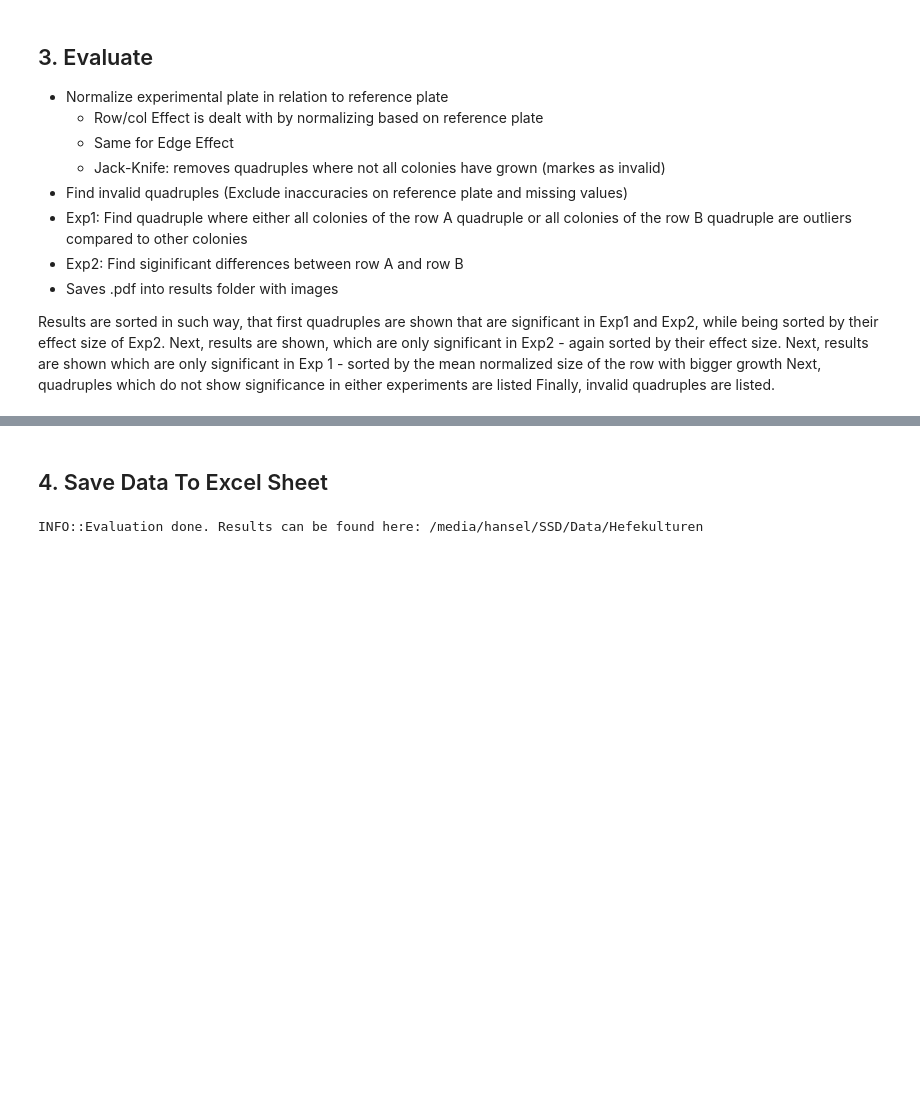
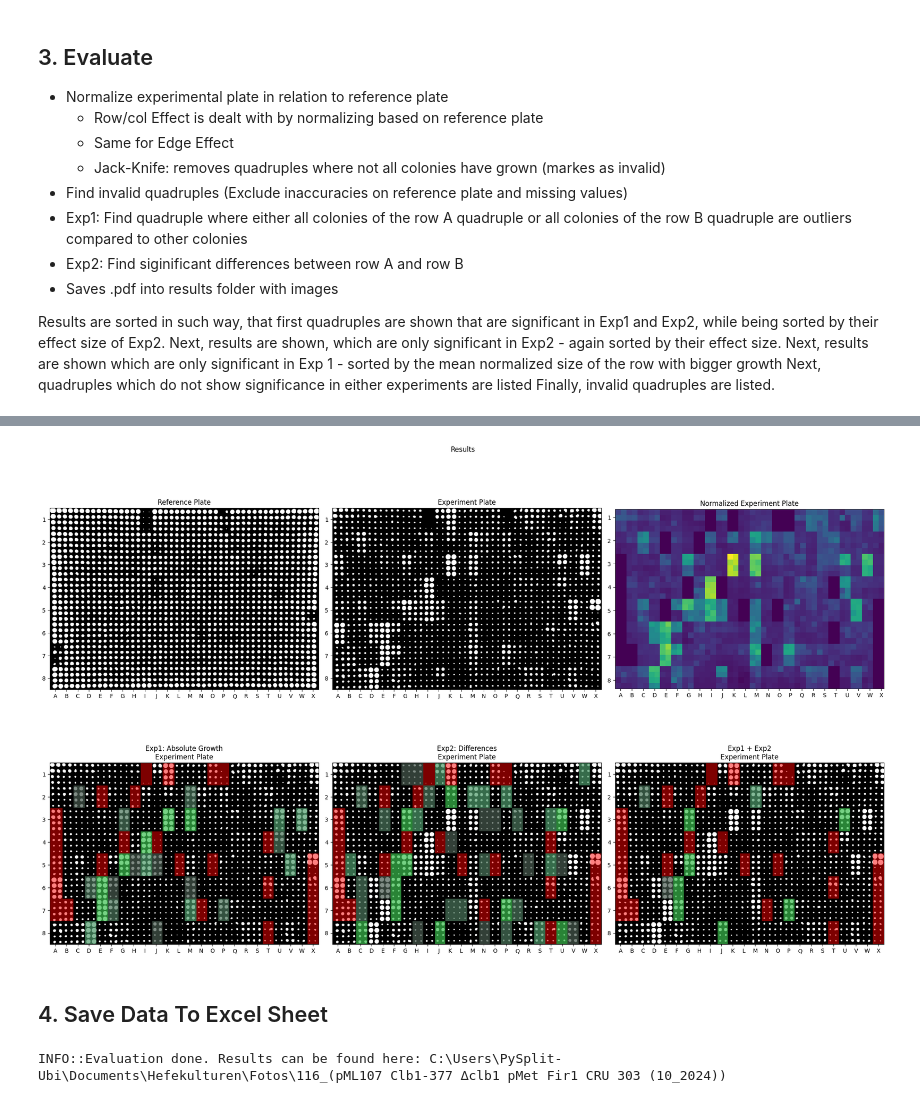
Before and after one commit to HannahKniesel/Hefekulturen, a Jupyter notebook: Hefekulturen.ipynb, the cells around one changed output, grey strips where cells are left out. Cells and saved outputs as stored; diff of their text form; code cells hidden in the pictures; blank space fills up the shorter version.

```diff
--- a/Hefekulturen.ipynb
+++ b/Hefekulturen.ipynb
@@ -158,0 +145,5 @@ WARNING::Exclude SPH1 at position ['6', 'X'] from evaluation. Found inaccuracy o
+# %%
+with open(save_results_folder+'warnings.txt', 'w') as f:
+    f.write(cap.stdout)
+cap.show()
+# %% [output]
@@ -159,3 +167,4 @@ WARNING::Exclude SPH1 at position ['6', 'X'] from evaluation. Found inaccuracy o
+[figure, added]
 # %% [markdown]
 ## 4. Save Data To Excel Sheet
 # %%
@@ -210,4 +219,4 @@ df.to_excel(save_results_folder+"/Result_"+str(Path(path_to_experiment_plate).st
 print(f"INFO::Evaluation done. Results can be found here: {os.path.abspath(save_results_folder)}")
 open_file_explorer(save_results_folder)
 # %% [output]
-INFO::Evaluation done. Results can be found here: /media/hansel/SSD/Data/Hefekulturen
+INFO::Evaluation done. Results can be found here: C:\Users\PySplit-Ubi\Documents\Hefekulturen\Fotos\116_(pML107 Clb1-377 ∆clb1 pMet Fir1 CRU 303 (10_2024))
```
Also changed, not shown: parts of 7 cells of this notebook.
